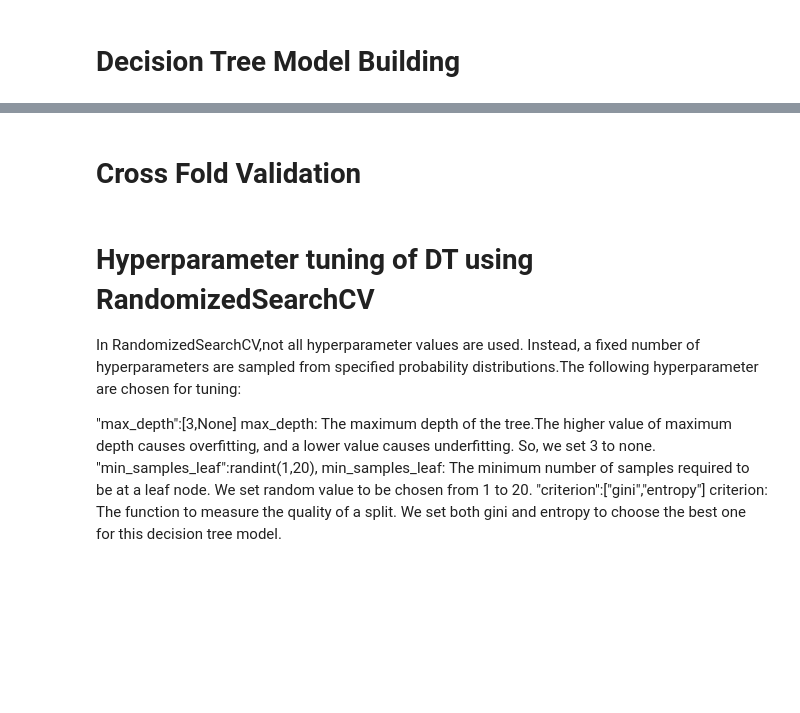
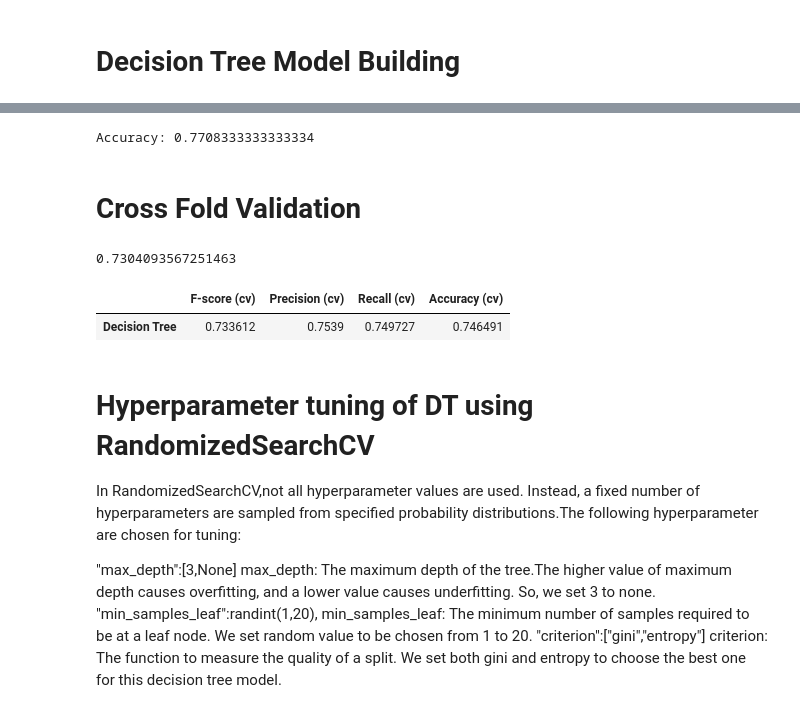
Before and after one commit to abroniewski/Heart-Disease-Machine-Learning-Exploration, a Jupyter notebook: src/Decision Tree.ipynb, the cells around one changed output, grey strips where cells are left out. Drawn from its saved outputs; the diff is of its cells as text; code cells hidden in the pictures; blank space fills up the shorter version.

Commit message:
Decision Tree with hyperparameter tuning code

```diff
--- a/src/Decision Tree.ipynb
+++ b/src/Decision Tree.ipynb
@@ -18,11 +18,11 @@ X_train, X_test, y_train, y_test = train_test_split(X,y, test_size=0.2, random_s
 # %% [markdown]
 # Feature Scaling
 # %%
-from sklearn.preprocessing import StandardScaler
-
-sc = StandardScaler()
-X_train = sc.fit_transform(X_train)
-X_test = sc.transform(X_test)
+# from sklearn.preprocessing import StandardScaler
+#
+# sc = StandardScaler()
+# X_train = sc.fit_transform(X_train)
+# X_test = sc.transform(X_test)
 # %% [markdown]
 # Decision Tree Model Building
 # %%
@@ -54,6 +66,8 @@ y_pred = clf.predict(X_test)
 
 # Model Accuracy, how often is the classifier correct?
 print("Accuracy:",accuracy_score(y_test, y_pred))
+# %% [output]
+Accuracy: 0.7708333333333334
 # %% [markdown]
 # Cross Fold Validation
 # %%
@@ -61,11 +75,22 @@ print("Accuracy:",accuracy_score(y_test, y_pred))
 cv = KFold(n_splits=10, random_state=42, shuffle=True)
 clf = DecisionTreeClassifier()
 print(cross_val_score(clf, X_train, y_train, scoring='accuracy', cv=cv, n_jobs=-1).mean())
+# %% [output]
+0.7304093567251463
 # %%
 #cross fold validation with hyper tuning
+results_df = pd.DataFrame(index=['Decision Tree'],
+                          columns=['F-score (cv)', 'Precision (cv)','Recall (cv)', 'Accuracy (cv)'])
 cv = KFold(n_splits=10, random_state=42, shuffle=True)
 clf = DecisionTreeClassifier(criterion="entropy", max_depth=3)
-print(cross_val_score(clf, X_train, y_train, scoring='accuracy', cv=cv, n_jobs=-1).mean())
+results=pd.DataFrame(cross_validate(clf, X_train, y_train, scoring = [ 'f1_macro', 'precision_macro', 'recall_macro', 'accuracy'], cv=cv, n_jobs=-1))
+results_df.loc['Decision Tree',:] = results[['test_f1_macro',
+       'test_precision_macro', 'test_recall_macro','test_accuracy']].mean().values
+
+results_df
+# %% [output]
+|  | F-score (cv) | Precision (cv) | Recall (cv) | Accuracy (cv) |
+| Decision Tree | 0.733612 | 0.7539 | 0.749727 | 0.746491 |
 # %% [markdown]
 # Hyperparameter tuning of DT using RandomizedSearchCV
 In RandomizedSearchCV,not all hyperparameter values are used. Instead, a fixed number of hyperparameters are sampled from specified probability distributions.The following hyperparameter are chosen for tuning:
```
Also changed, not shown: parts of 3 cells of this notebook, 1 other file.
